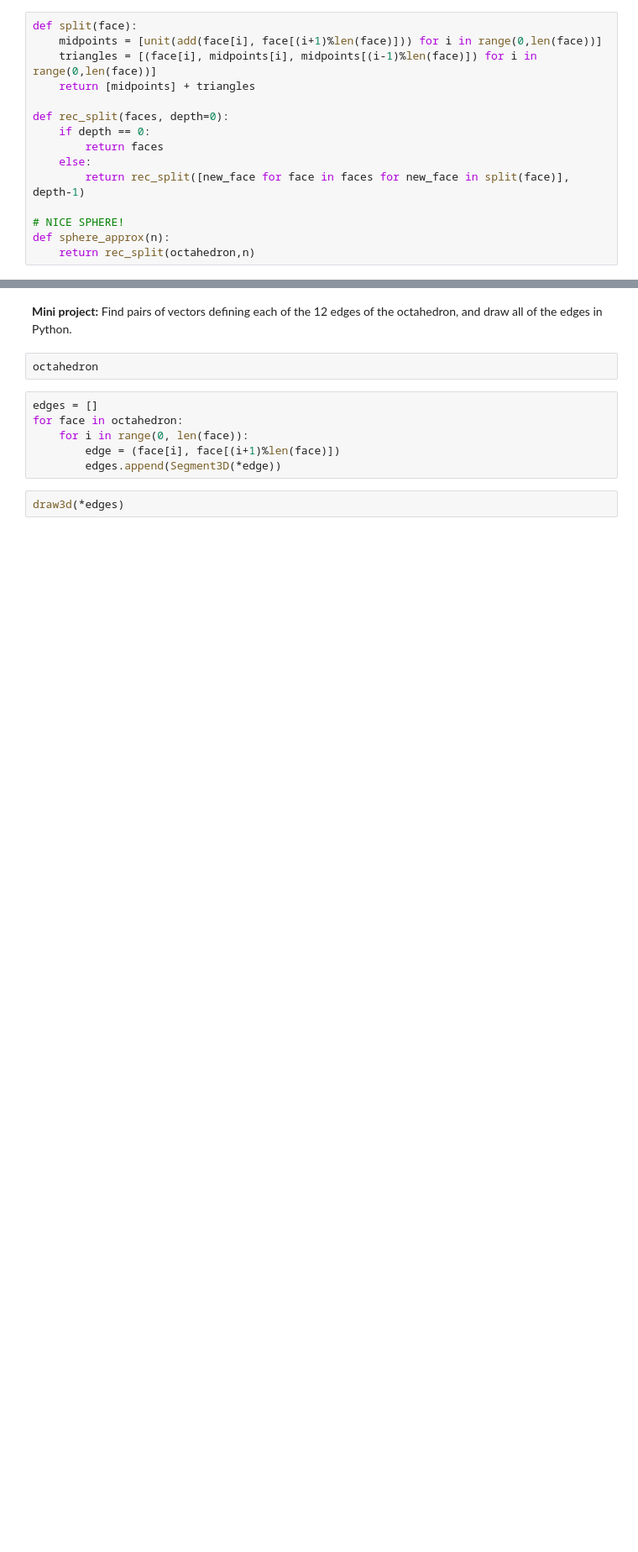
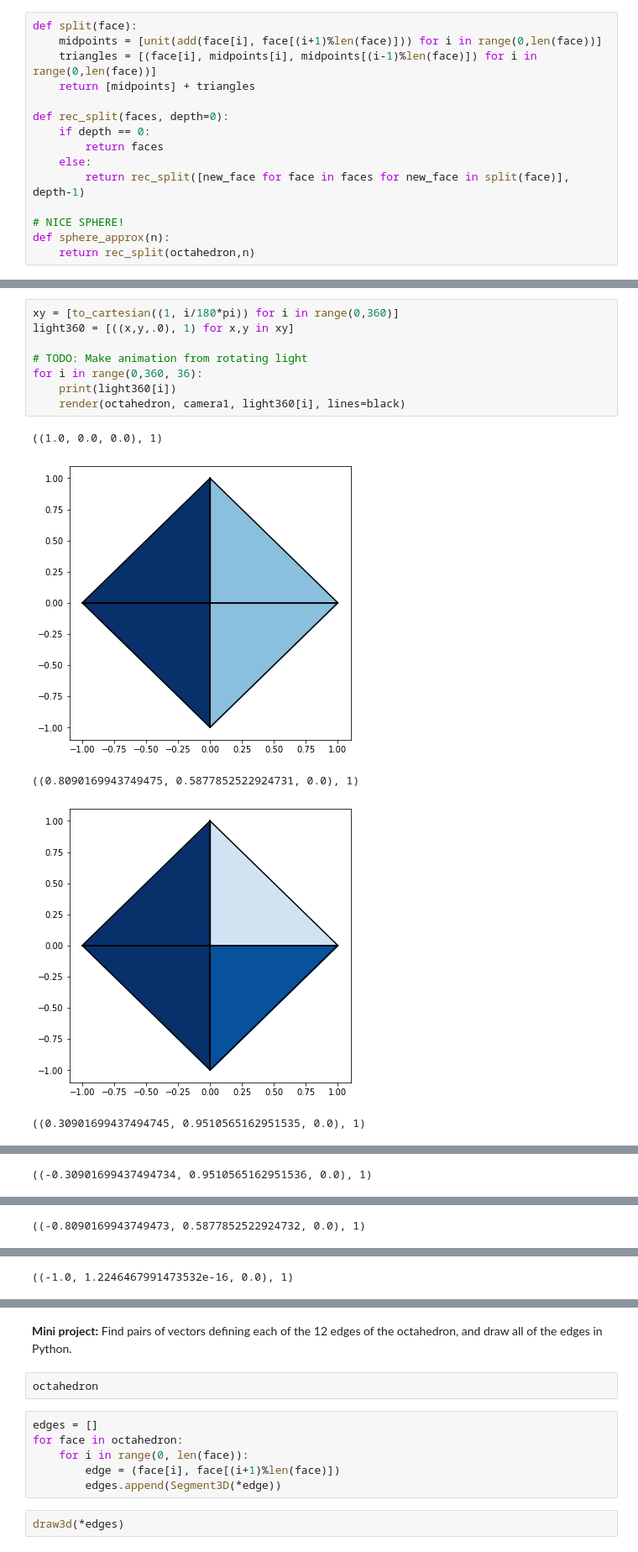
Before and after one commit to saradhimpardha/math_for_programmers, a Jupyter notebook: chapter_03/ch03_exercises.ipynb, the cells around one changed output, grey strips where cells are left out. Shown at 84% size. Saved outputs shown, nothing was run; the diff lists cells and outputs as text; blank space fills up the shorter version.

```diff
--- a/chapter_03/ch03_exercises.ipynb
+++ b/chapter_03/ch03_exercises.ipynb
@@ -570,0 +679,14 @@ render(sphere_approx(3), lines='k')
+# %%
+xy = [to_cartesian((1, i/180*pi)) for i in range(0,360)]
+light360 = [((x,y,.0), 1) for x,y in xy]
+
+# TODO: Make animation from rotating light
+for i in range(0,360, 36):
+    print(light360[i])
+    render(octahedron, camera1, light360[i], lines=black)
+# %% [output]
+((1.0, 0.0, 0.0), 1)
+[figure, added]
+((0.8090169943749475, 0.5877852522924731, 0.0), 1)
+[figure, added]
+((0.30901699437494745, 0.9510565162951535, 0.0), 1)
@@ -570,0 +694 @@ render(sphere_approx(3), lines='k')
+((-0.30901699437494734, 0.9510565162951536, 0.0), 1)
@@ -570,0 +696 @@ render(sphere_approx(3), lines='k')
+((-0.8090169943749473, 0.5877852522924732, 0.0), 1)
@@ -570,0 +698 @@ render(sphere_approx(3), lines='k')
+((-1.0, 1.2246467991473532e-16, 0.0), 1)
```
Also changed, not shown: parts of 37 cells of this notebook.
